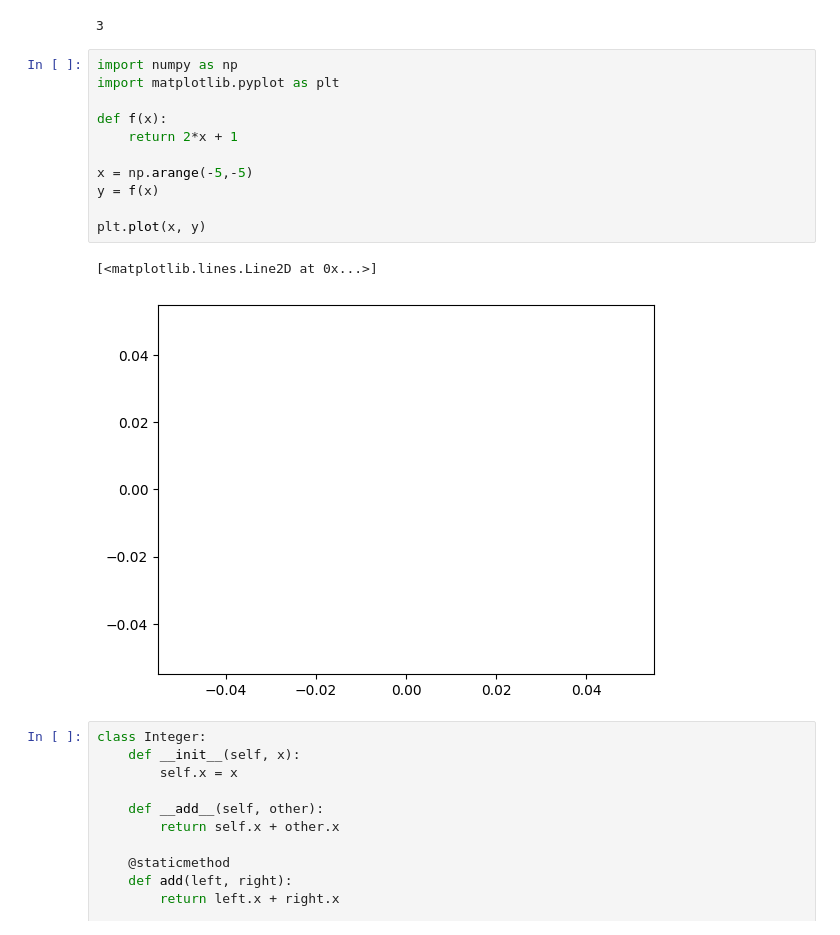
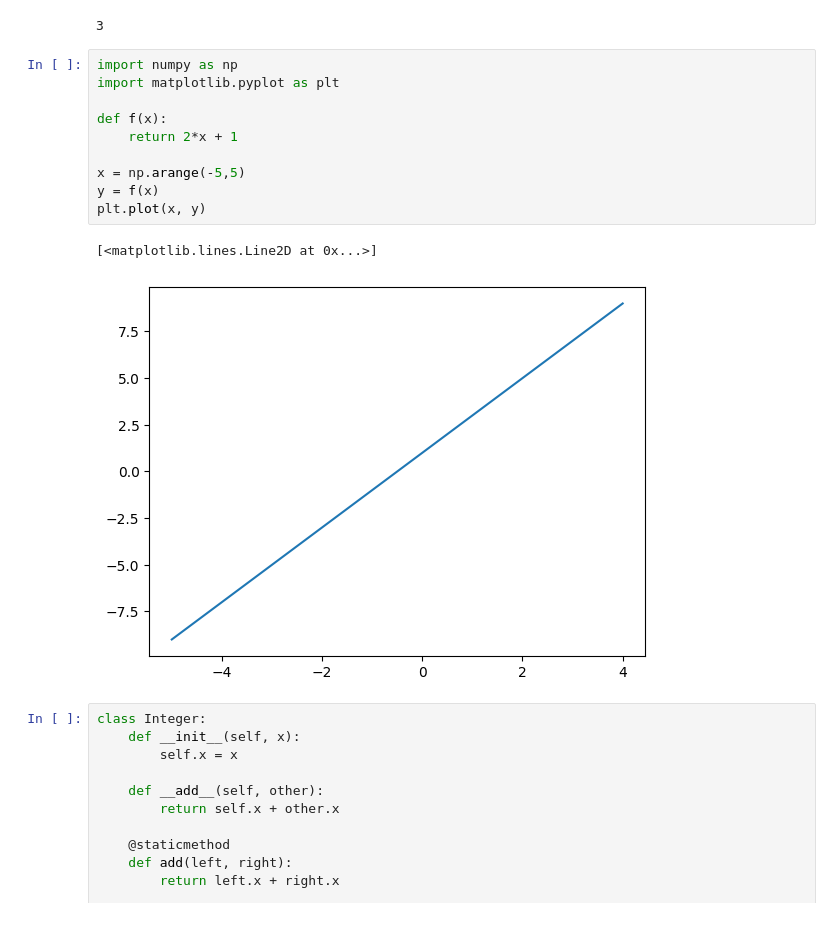
Before and after one commit to bae-giyoung/kdt02_datascience, a Jupyter notebook: ch03/03.ipynb, the cells around one changed output. Cells and saved outputs as stored; diff of their text form.

```diff
--- a/ch03/03.ipynb
+++ b/ch03/03.ipynb
@@ -5,17 +5,16 @@
 # %%
 import numpy as np
 import matplotlib.pyplot as plt
 
 def f(x):
     return 2*x + 1
 
-x = np.arange(-5,-5)
+x = np.arange(-5,5)
 y = f(x)
-
 plt.plot(x, y)
 # %% [output]
 [<matplotlib.lines.Line2D at 0x...>]
-[figure, old version]
+[figure, new version]
 # %%
 class Integer:
     def __init__(self, x):
```
Also changed, not shown: 5 other files.
